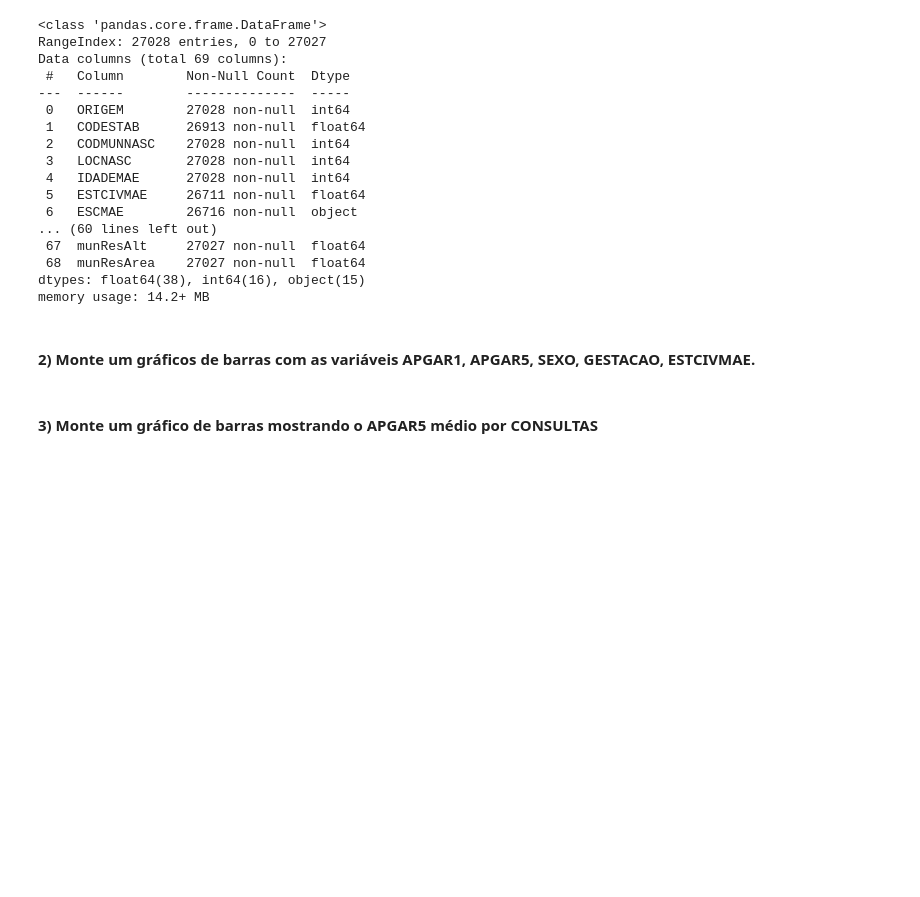
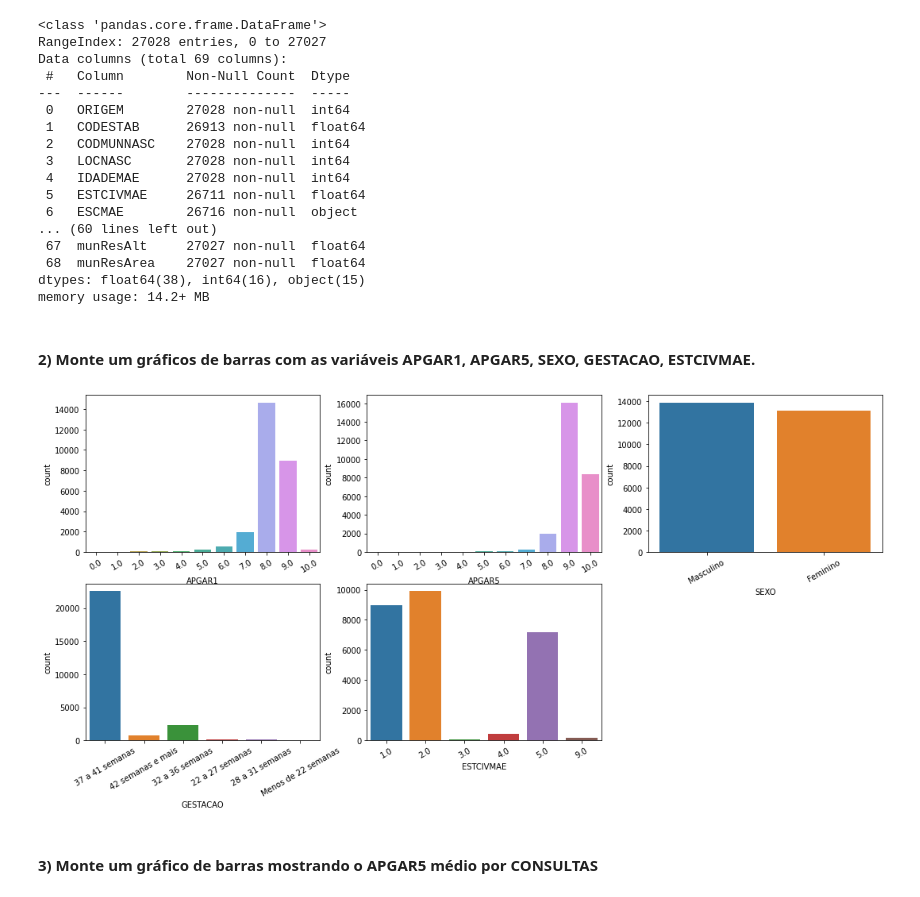
Before and after one commit to RochaKleiton/volta_zero, a Jupyter notebook: mod06 tarefa 1.ipynb, the cells around one changed output. Cells and saved outputs as stored; diff of their text form; code cells hidden in the pictures; blank space fills up the shorter version.

```diff
--- a/mod06 tarefa 1.ipynb
+++ b/mod06 tarefa 1.ipynb
@@ -40,6 +40,16 @@ dtypes: float64(38), int64(16), object(15)
 memory usage: 14.2+ MB
 # %% [markdown]
 ####  2) Monte um gráficos de barras com as variáveis APGAR1, APGAR5, SEXO, GESTACAO, ESTCIVMAE.
+# %%
+graficos = ['APGAR1','APGAR5','SEXO','GESTACAO','ESTCIVMAE']
+
+fig = plt.figure()
+for i in range(len(graficos)):
+    ax = fig.add_subplot(2,3,i+1)
+    ax.tick_params(axis='x',rotation=30)
+    sns.countplot(x=graficos[i],data=sinasc)
+# %% [output]
+[figure, added]
 # %% [markdown]
 #### 3) Monte um gráfico de barras mostrando o APGAR5 médio por CONSULTAS
 # %%
```
